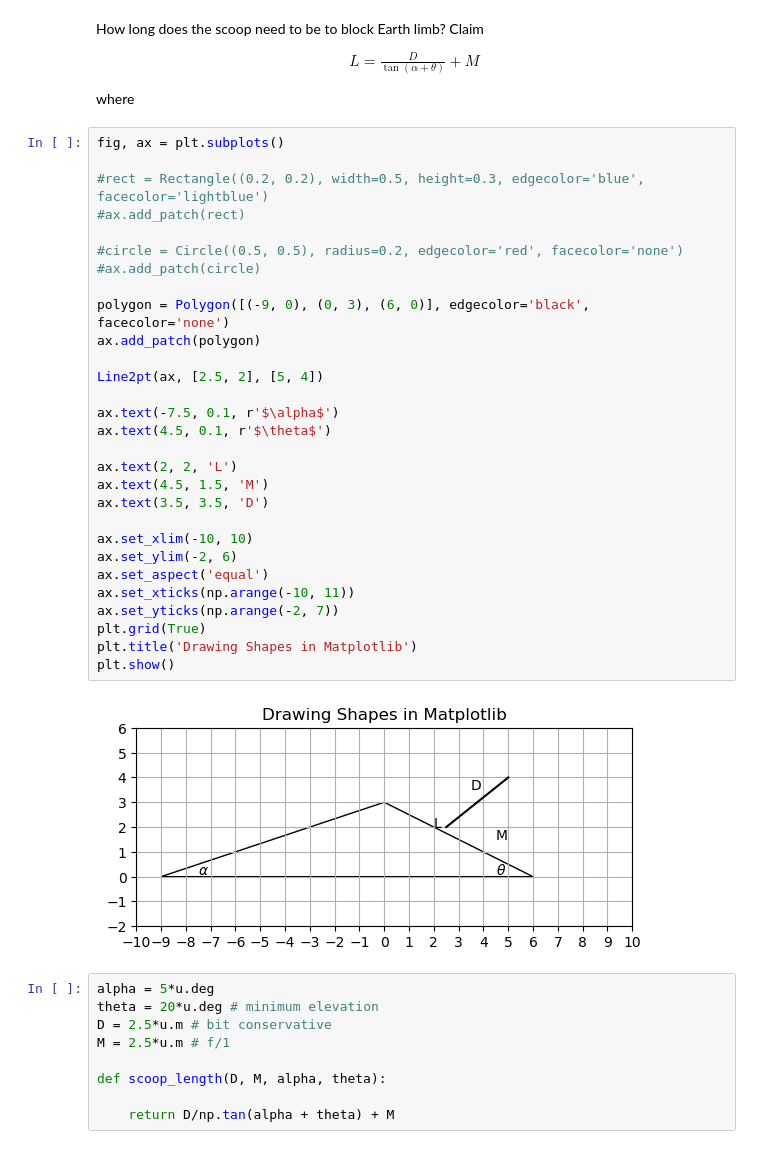
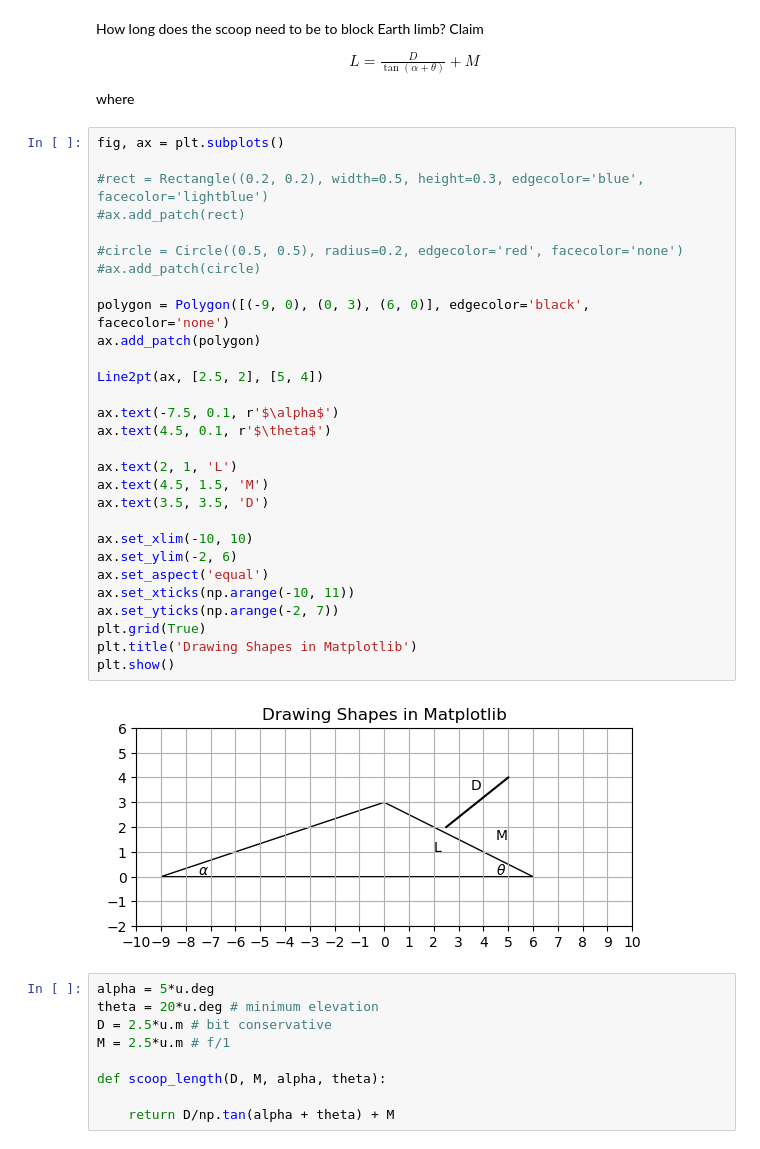
Before and after one commit to tim-balloon/tim-memos, a Jupyter notebook: TIM_SunshieldDesignConsiderations.ipynb, the cells around one changed output. Saved outputs shown, nothing was run; the diff lists cells and outputs as text.

```diff
--- a/TIM_SunshieldDesignConsiderations.ipynb
+++ b/TIM_SunshieldDesignConsiderations.ipynb
@@ -76,34 +76,34 @@ where
 # %%
 fig, ax = plt.subplots()
 
 #rect = Rectangle((0.2, 0.2), width=0.5, height=0.3, edgecolor='blue', facecolor='lightblue')
 #ax.add_patch(rect)
 
 #circle = Circle((0.5, 0.5), radius=0.2, edgecolor='red', facecolor='none')
 #ax.add_patch(circle)
 
 polygon = Polygon([(-9, 0), (0, 3), (6, 0)], edgecolor='black', facecolor='none')
 ax.add_patch(polygon)
 
 Line2pt(ax, [2.5, 2], [5, 4])
 
 ax.text(-7.5, 0.1, r'$\alpha$')
 ax.text(4.5, 0.1, r'$\theta$')
 
-ax.text(2, 2, 'L')
+ax.text(2, 1, 'L')
 ax.text(4.5, 1.5, 'M')
 ax.text(3.5, 3.5, 'D')
 
 ax.set_xlim(-10, 10)
 ax.set_ylim(-2, 6)
 ax.set_aspect('equal')
 ax.set_xticks(np.arange(-10, 11))
 ax.set_yticks(np.arange(-2, 7))
 plt.grid(True)
 plt.title('Drawing Shapes in Matplotlib')
 plt.show()
 # %% [output]
-[figure, old version]
+[figure, new version]
 # %%
 alpha = 5*u.deg
 theta = 20*u.deg # minimum elevation
```
